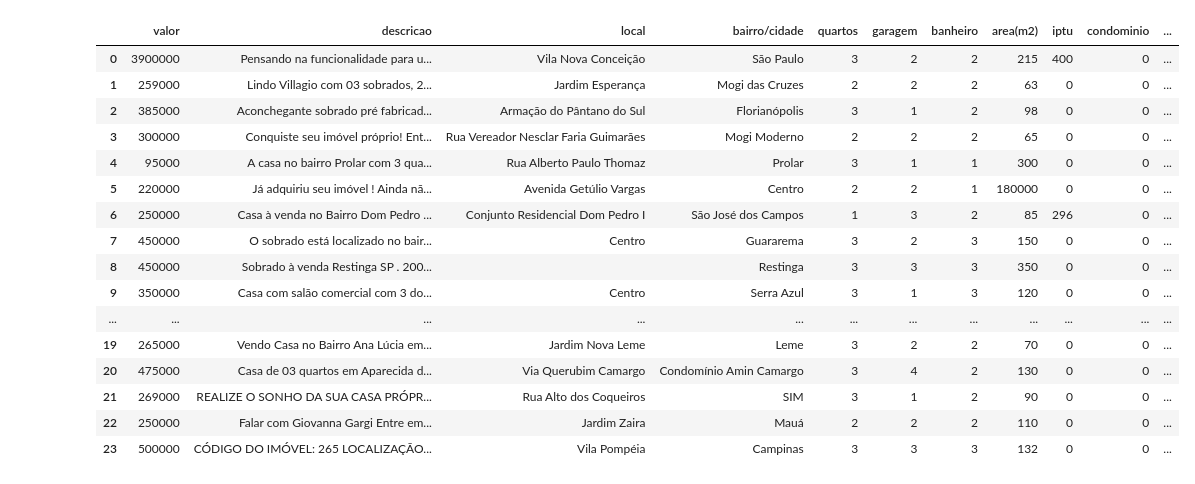
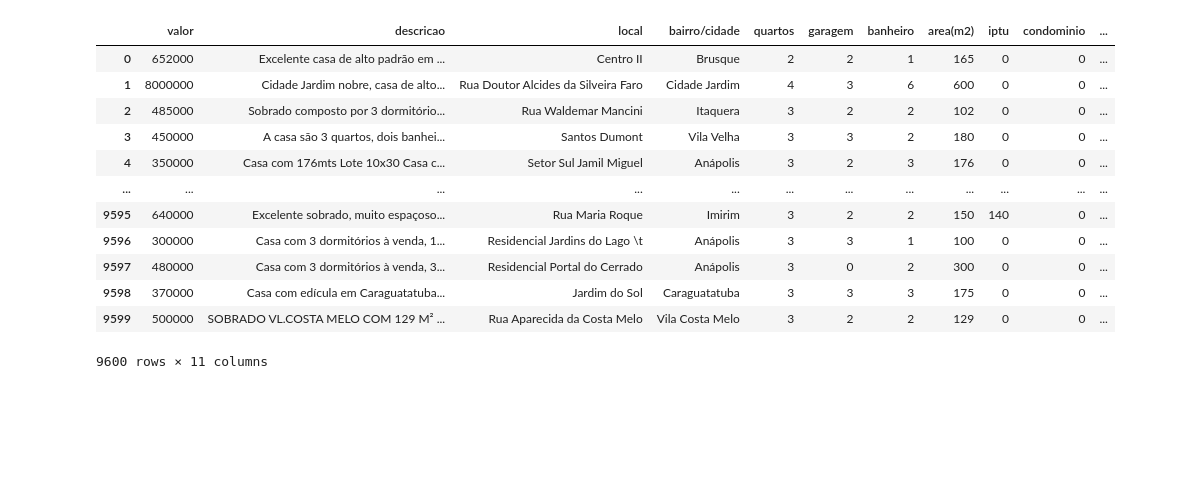
Before and after one commit to ziggy-data/scraping_zap_imoveis, a Jupyter notebook: Zap-Imoveis.ipynb, the cells around one changed output. Drawn from its saved outputs; the diff is of its cells as text; code cells hidden in the pictures; blank space fills up the shorter version.

```diff
--- a/Zap-Imoveis.ipynb
+++ b/Zap-Imoveis.ipynb
@@ -24,7 +24,7 @@ rua = []
 bairro = []
 
 ##Obtendo HTML e o total de paginas
-pages = int(1)
+pages = int(400)
 
 
 ##interando por todas as paginas do site
@@ -119,50 +119,46 @@ for i in range(pages):
         else :
             card['iptu'] = int(iptu.get_text().replace('R$','').replace('\n','').replace('.','').replace('IPTU','').replace(' ',''))
 
 
 
         #condominio
         condominio = anuncio.find('li',{'class':'card-price__item condominium text-regular'})
         if condominio == None:
             card['condominio'] = int('0')
         else :
             card['condominio'] = int(condominio.get_text().replace('condomínioR$','').replace(' ','').replace('.',''))
 
 
         #tipo
         tipo = anuncio.find('small')
         if tipo == None:
             card['novidade'] = str('Nenhuma')
         else :
             card['novidade'] = str(tipo.get_text())
 
 
 
         cards.append(card)
 
 
 
 dataset = pd.DataFrame(cards)
-dataset.to_csv('./dados/dataset-casas-geral-teste.csv', sep=';' , index=False, encoding='utf-8-sig')
+dataset.to_csv('./dados/dataset-casas-geral.csv', sep=';' , index=False, encoding='utf-8-sig')
 dataset
 # %% [output]
 |  | valor | descricao | local | bairro/cidade | quartos | garagem | banheiro | area(m2) | iptu | condominio | ... |
-| 0 | 3900000 | Pensando na funcionalidade para u... | Vila Nova Conceição | São Paulo | 3 | 2 | 2 | 215 | 400 | 0 | ... |
-| 1 | 259000 | Lindo Villagio com 03 sobrados, 2... | Jardim Esperança | Mogi das Cruzes | 2 | 2 | 2 | 63 | 0 | 0 | ... |
-| 2 | 385000 | Aconchegante sobrado pré fabricad... | Armação do Pântano do Sul | Florianópolis | 3 | 1 | 2 | 98 | 0 | 0 | ... |
-| 3 | 300000 | Conquiste seu imóvel próprio! Ent... | Rua Vereador Nesclar Faria Guimarães | Mogi Moderno | 2 | 2 | 2 | 65 | 0 | 0 | ... |
-| 4 | 95000 | A casa no bairro Prolar com 3 qua... | Rua Alberto Paulo Thomaz | Prolar | 3 | 1 | 1 | 300 | 0 | 0 | ... |
-| 5 | 220000 | Já adquiriu seu imóvel ! Ainda nã... | Avenida Getúlio Vargas | Centro | 2 | 2 | 1 | 180000 | 0 | 0 | ... |
-| 6 | 250000 | Casa à venda no Bairro Dom Pedro ... | Conjunto Residencial Dom Pedro I | São José dos Campos | 1 | 3 | 2 | 85 | 296 | 0 | ... |
-| 7 | 450000 | O sobrado está localizado no bair... | Centro | Guararema | 3 | 2 | 3 | 150 | 0 | 0 | ... |
-| 8 | 450000 | Sobrado à venda Restinga SP . 200... |  | Restinga | 3 | 3 | 3 | 350 | 0 | 0 | ... |
-| 9 | 350000 | Casa com salão comercial com 3 do... | Centro | Serra Azul | 3 | 1 | 3 | 120 | 0 | 0 | ... |
+| 0 | 652000 | Excelente casa de alto padrão em ... | Centro II | Brusque | 2 | 2 | 1 | 165 | 0 | 0 | ... |
+| 1 | 8000000 | Cidade Jardim nobre, casa de alto... | Rua Doutor Alcides da Silveira Faro | Cidade Jardim | 4 | 3 | 6 | 600 | 0 | 0 | ... |
+| 2 | 485000 | Sobrado composto por 3 dormitório... | Rua Waldemar Mancini | Itaquera | 3 | 2 | 2 | 102 | 0 | 0 | ... |
+| 3 | 450000 | A casa são 3 quartos, dois banhei... | Santos Dumont | Vila Velha | 3 | 3 | 2 | 180 | 0 | 0 | ... |
+| 4 | 350000 | Casa com 176mts Lote 10x30 Casa c... | Setor Sul Jamil Miguel | Anápolis | 3 | 2 | 3 | 176 | 0 | 0 | ... |
 | ... | ... | ... | ... | ... | ... | ... | ... | ... | ... | ... | ... |
-| 19 | 265000 | Vendo Casa no Bairro Ana Lúcia em... | Jardim Nova Leme | Leme | 3 | 2 | 2 | 70 | 0 | 0 | ... |
-| 20 | 475000 | Casa de 03 quartos em Aparecida d... | Via Querubim Camargo | Condomínio Amin Camargo | 3 | 4 | 2 | 130 | 0 | 0 | ... |
-| 21 | 269000 | REALIZE O SONHO DA SUA CASA PRÓPR... | Rua Alto dos Coqueiros | SIM | 3 | 1 | 2 | 90 | 0 | 0 | ... |
-| 22 | 250000 | Falar com Giovanna Gargi Entre em... | Jardim Zaira | Mauá | 2 | 2 | 2 | 110 | 0 | 0 | ... |
-| 23 | 500000 | CÓDIGO DO IMÓVEL: 265 LOCALIZAÇÃO... | Vila Pompéia | Campinas | 3 | 3 | 3 | 132 | 0 | 0 | ... |
+| 9595 | 640000 | Excelente sobrado, muito espaçoso... | Rua Maria Roque | Imirim | 3 | 2 | 2 | 150 | 140 | 0 | ... |
+| 9596 | 300000 | Casa com 3 dormitórios à venda, 1... | Residencial Jardins do Lago \t | Anápolis | 3 | 3 | 1 | 100 | 0 | 0 | ... |
+| 9597 | 480000 | Casa com 3 dormitórios à venda, 3... | Residencial Portal do Cerrado | Anápolis | 3 | 0 | 2 | 300 | 0 | 0 | ... |
+| 9598 | 370000 | Casa com edícula em Caraguatatuba... | Jardim do Sol | Caraguatatuba | 3 | 3 | 3 | 175 | 0 | 0 | ... |
+| 9599 | 500000 | SOBRADO VL.COSTA MELO COM 129 M² ... | Rua Aparecida da Costa Melo | Vila Costa Melo | 3 | 2 | 2 | 129 | 0 | 0 | ... |
+9600 rows × 11 columns
 # %%
 #Declarando variável cards
 cards = []
```
Also changed, not shown: parts of 3 cells of this notebook.
